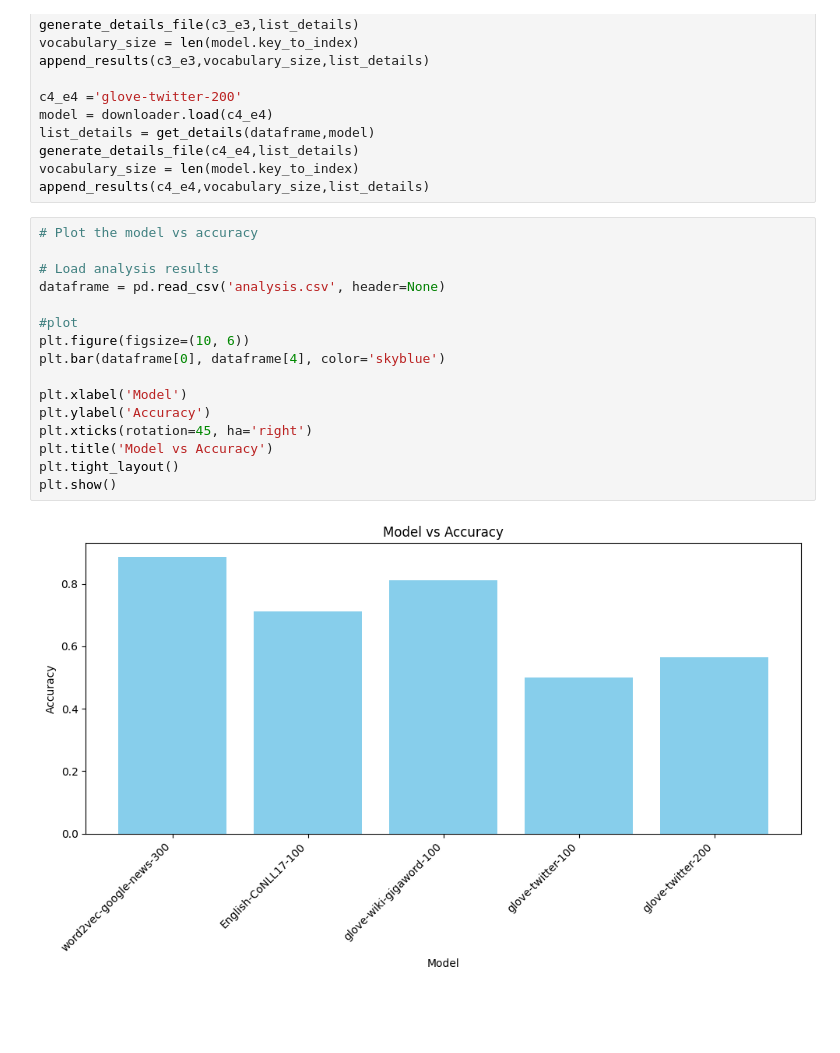
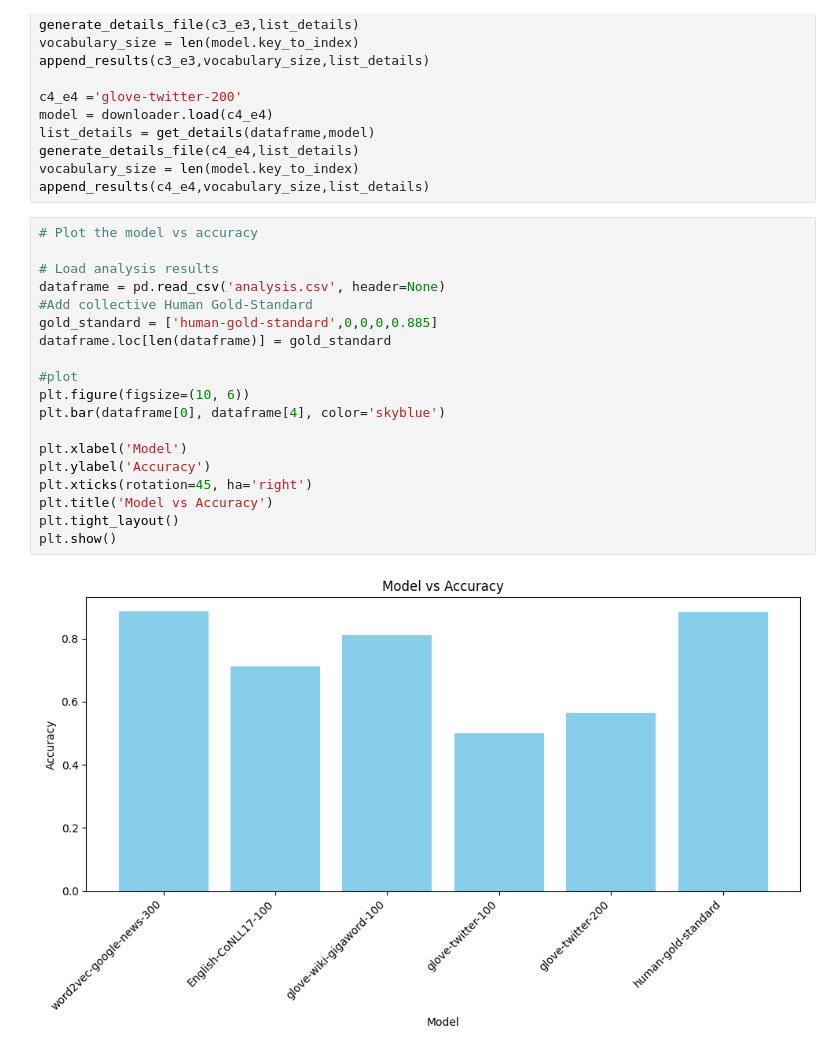
Before and after one commit to daria-koroleva/comp472_assignment2, a Jupyter notebook: Assignment_2.ipynb, the cells around one changed output. Drawn from its saved outputs; the diff is of its cells as text; blank space fills up the shorter version.

Commit message:
Add human gold standard

```diff
--- a/Assignment_2.ipynb
+++ b/Assignment_2.ipynb
@@ -117,18 +117,21 @@ append_results(c4_e4,vocabulary_size,list_details)
 # %%
 # Plot the model vs accuracy
 
 # Load analysis results
 dataframe = pd.read_csv('analysis.csv', header=None)
+#Add collective Human Gold-Standard
+gold_standard = ['human-gold-standard',0,0,0,0.885]
+dataframe.loc[len(dataframe)] = gold_standard
 
 #plot
 plt.figure(figsize=(10, 6))
 plt.bar(dataframe[0], dataframe[4], color='skyblue')
 
 plt.xlabel('Model')
 plt.ylabel('Accuracy')
 plt.xticks(rotation=45, ha='right')
 plt.title('Model vs Accuracy')
 plt.tight_layout()
 plt.show()
 # %% [output]
-[figure, old version]
+[figure, new version]
```
